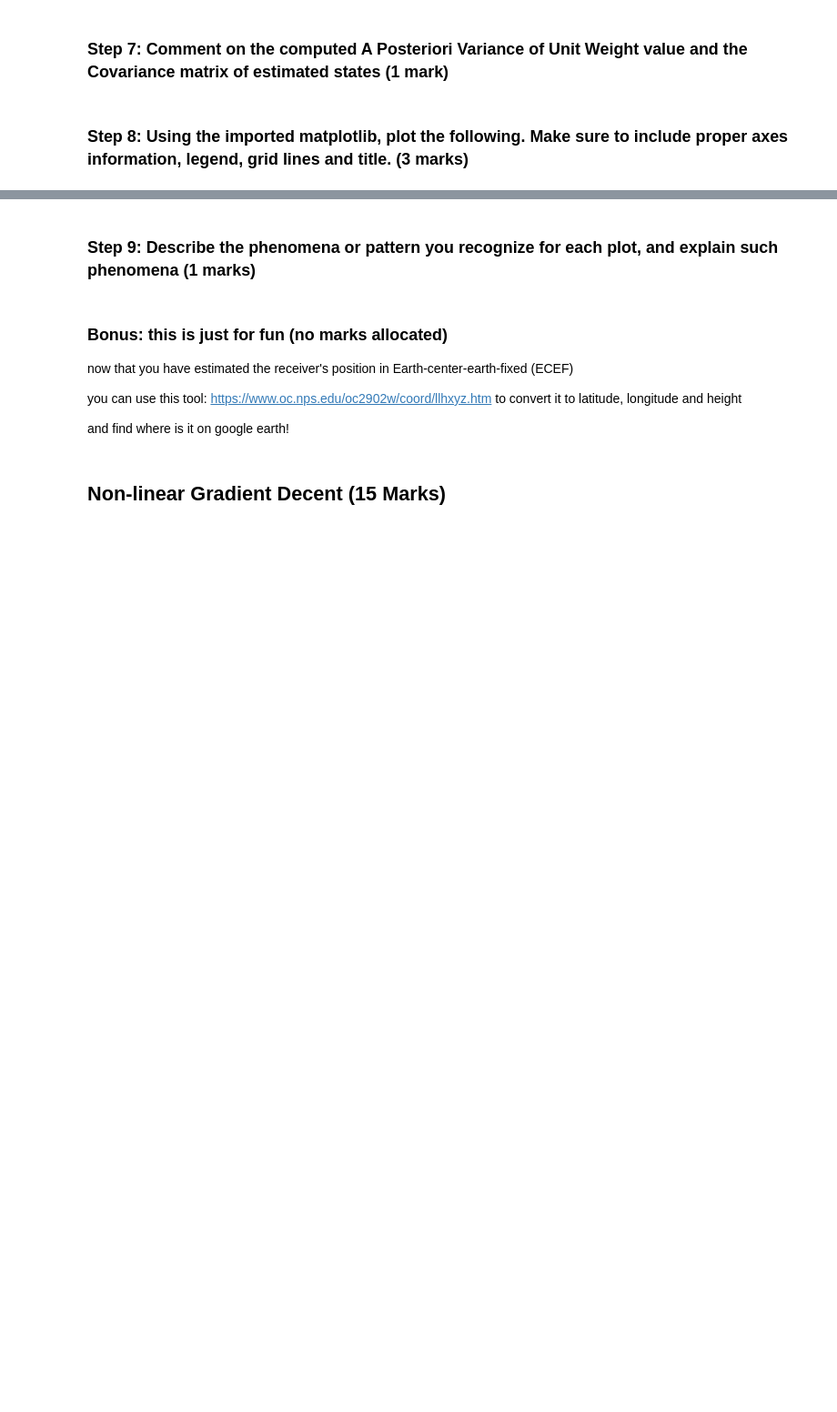
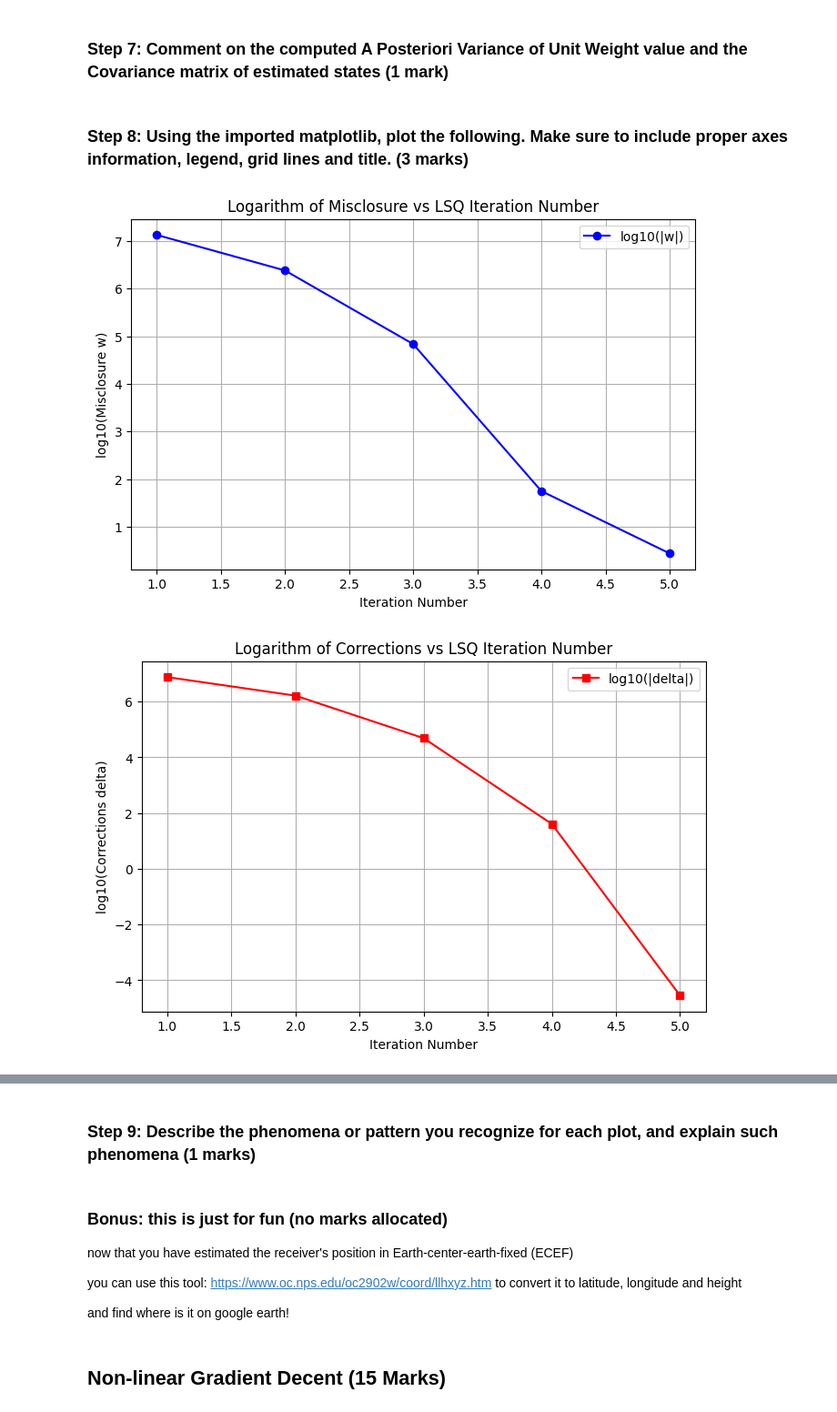
Before and after one commit to adamanastas/ENGG680_2025_Fall, a Jupyter notebook: Assignment2_Upload.ipynb, the cells around one changed output, grey strips where cells are left out. Shown: that part at 91% size. Saved outputs shown, nothing was run; the diff lists cells and outputs as text; code cells hidden in the pictures; blank space fills up the shorter version.

```diff
--- a/Assignment2_Upload.ipynb
+++ b/Assignment2_Upload.ipynb
@@ -182,3 +231,22 @@ def design_matrix(receiver_pos, satellite_pos, distance):
+# %%
+import numpy as np
+
+def design_matrix(receiver_pos, satellite_pos, distance):
+
+    # Compute partial derivatives with respect to x, y, z
+    diff = receiver_pos[:3] - satellite_pos
+    A = np.zeros((satellite_pos.shape[0], 4))
+
+    # partial derivatives w.r.t x, y, z
+    A[:, 0] = diff[:, 0] / distance
+    A[:, 1] = diff[:, 1] / distance
+    A[:, 2] = diff[:, 2] / distance
+
+    #partial derivative w.r.t receiver clock offset cdT
+    A[:, 3] = -1
+
+
+    return A
 # %% [markdown]
 ### Step 5: start the iteration for the LSE (4 mark)
 
@@ -267,0 +373,39 @@ Print:
+# %%
+# Convert stored arrays to numpy arrays for convenience
+arr_w = np.array(arr_w)
+arr_delta = np.array(arr_delta)
+arr_err_pos = np.array(arr_err_pos)
+arr_i = np.array(arr_i)
+
+# 1. Plot log of the misclosure w against the LSQ iteration number i
+plt.figure(figsize=(8,5))
+plt.plot(arr_i, np.log10(arr_w), marker='o', color='b', label='log10(|w|)')
+plt.xlabel('Iteration Number')
+plt.ylabel('log10(Misclosure w)')
+plt.title('Logarithm of Misclosure vs LSQ Iteration Number')
+plt.grid(True)
+plt.legend()
+plt.show()
+
+# 2. Plot log of the corrections delta against the LSQ iteration number i
+plt.figure(figsize=(8,5))
+plt.plot(arr_i, np.log10(arr_delta), marker='s', color='r', label='log10(|delta|)')
+plt.xlabel('Iteration Number')
+plt.ylabel('log10(Corrections delta)')
+plt.title('Logarithm of Corrections vs LSQ Iteration Number')
+plt.grid(True)
+plt.legend()
+plt.show()
+
+# 3. Plot log of the 3D position errors against the LSQ iteration number i
+plt.figure(figsize=(8,5))
+plt.plot(arr_i, np.log10(arr_err_pos), marker='^', color='g', label='log10(3D Position Error)')
+plt.xlabel('Iteration Number')
+plt.ylabel('log10(Position Error [m])')
+plt.title('Logarithm of 3D Position Errors vs LSQ Iteration Number')
+plt.grid(True)
+plt.legend()
+plt.show()
+# %% [output]
+[figure, added]
+[figure, added]
```
Also changed, not shown: parts of 40 cells of this notebook.
